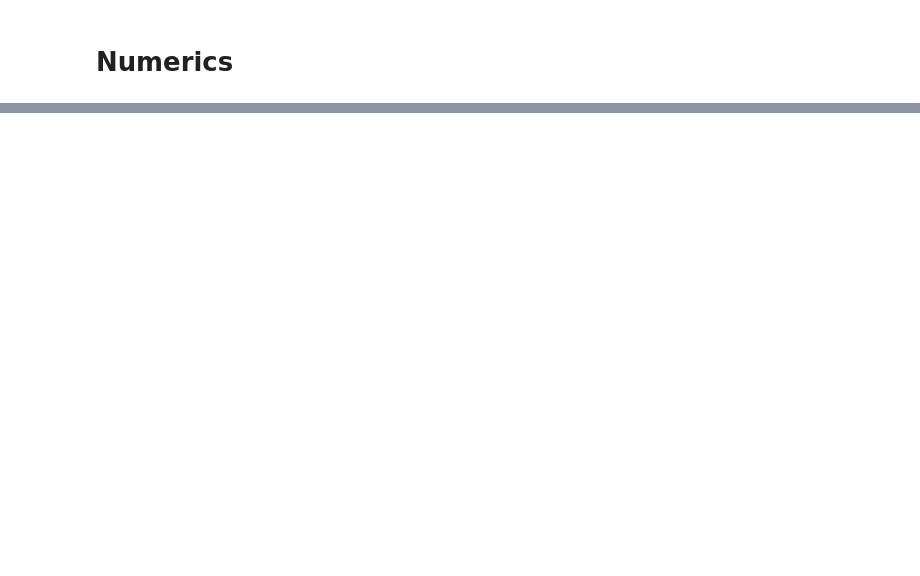
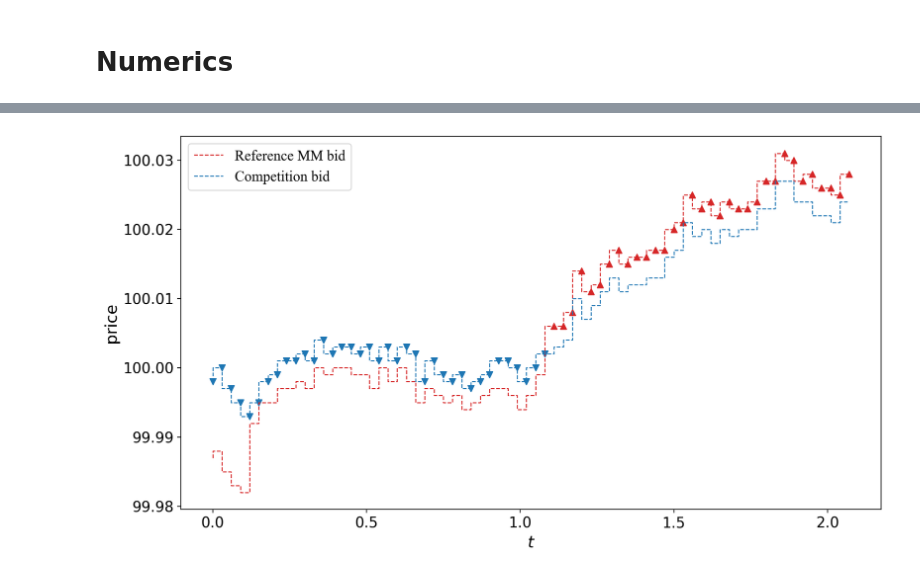
Before and after one commit to leandro-sbetancourt/mm-exogenous-competition, a Jupyter notebook: MM-with-pooled-competition.ipynb, the cells around one changed output, grey strips where cells are left out. Cells and saved outputs as stored; diff of their text form; code cells hidden in the pictures; blank space fills up the shorter version.

```diff
--- a/MM-with-pooled-competition.ipynb
+++ b/MM-with-pooled-competition.ipynb
@@ -299,0 +327,51 @@ Mean terminal D = -0.22
+# %%
+# since final depths never calculated
+deltas_a[:,-1] = deltas_a[:,-2]
+deltas_b[:,-1] = deltas_b[:,-2]
+tildes_a[:,-1] = tildes_a[:,-2]
+tildes_b[:,-1] = tildes_b[:,-2]
+
+deltas_a = np.round(deltas_a[:,:], 3)
+deltas_b = np.round(deltas_b[:,:], 3)
+tildes_a = np.round(tildes_a[:,:], 3) + 1e-3
+tildes_b = np.round(tildes_b[:,:], 3) + 1e-3
+S = np.round(S, 3)
+# %%
+sim = 0
+plotfrom=0
+plotto = int(Nt*0.07)
+
+time_aux = time[plotfrom:plotto]
+deltas_a_aux = deltas_a[:,plotfrom:plotto]
+deltas_b_aux = deltas_b[:,plotfrom:plotto]
+tildes_a_aux = tildes_a[:,plotfrom:plotto]
+tildes_b_aux = tildes_b[:,plotfrom:plotto]
+S_aux = S[:,plotfrom:plotto]
+
+
+webetter_a = np.argwhere(deltas_a_aux[sim,:] < tildes_a_aux[sim,:])
+theybetter_a = np.argwhere(deltas_a_aux[sim,:] >= tildes_a_aux[sim,:])
+webetter_b = np.argwhere(deltas_b_aux[sim,:] < tildes_b_aux[sim,:])
+theybetter_b = np.argwhere(deltas_b_aux[sim,:] >= tildes_b_aux[sim,:])
+
+
+
+fig, ax = plt.subplots(1, 1, figsize = (11,6), sharey=False, sharex=True)
+plt.scatter(time_aux[webetter_b[:,0]], S_aux[sim,webetter_b[:,0]] - deltas_b_aux[sim,webetter_b[:,0]], marker = "^", color='tab:red')
+plt.scatter(time_aux[theybetter_b[:,0]], S_aux[sim,theybetter_b[:,0]] - tildes_b_aux[sim,theybetter_b[:,0]], marker = "v", color='tab:blue')
+
+#plt.step(time_aux, S[sim,plotfrom:plotto], linewidth=0.6, label="Unaffected", color="gold")
+#plt.step(time_aux, S[sim,plotfrom:plotto]+deltas_a[sim,plotfrom:plotto], linewidth=0.8, label="Ref Ask", color="darkgreen")
+plt.step(time_aux, S[sim,plotfrom:plotto]-deltas_b[sim,plotfrom:plotto], '--', linewidth=1, label="Reference MM bid", color="tab:red")
+#plt.step(time_aux, S[sim,plotfrom:plotto]+tildes_a[sim,plotfrom:plotto], linewidth=0.8, label="Comp Ask", color="lawngreen")
+plt.step(time_aux, S[sim,plotfrom:plotto]-tildes_b[sim,plotfrom:plotto], '--', linewidth=1, label="Competition bid", color="tab:blue")
+plt.ticklabel_format(axis='y', useOffset=False)
+ax.set_ylabel("price", fontsize = 16)
+ax.set_xlabel(r'$t$', fontsize = 16)
+#ax.set_title("Realisation of price processes", **tnrfont)
+ax.legend(prop={'family':fontnm})
+plt.tight_layout()
+plt.savefig('figures/competition_for_TOB.pdf', format="pdf", dpi=resolution_value)
+plt.show()
+# %% [output]
+[figure, added]
```
Also changed, not shown: parts of 15 cells of this notebook.
